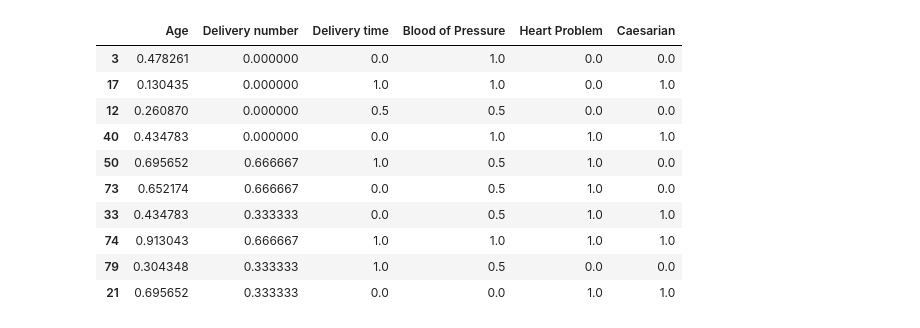
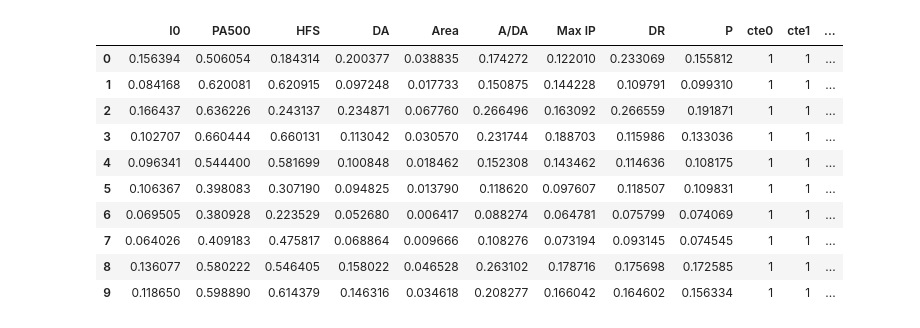
Before and after one commit to EduardoBrito97/QuantumArtificialNeuron, a Jupyter notebook: dataset_reader.ipynb, the cells around one changed output. Drawn from its saved outputs; the diff is of its cells as text; code cells hidden in the pictures.

```diff
--- a/dataset_reader.ipynb
+++ b/dataset_reader.ipynb
@@ -7,0 +12,9 @@ from scipy.io import arff
+# %%
+def fill_database_in_order_to_have_pow_2_columns(database):
+    num_of_attr_columns = len(database.columns)
+    num_of_bits_needed_for_columns = math.ceil(math.log(num_of_attr_columns,2))
+    num_of_constants_columns = math.floor(math.pow(2, num_of_bits_needed_for_columns)) - num_of_attr_columns
+
+    for i in range(num_of_constants_columns):
+        database["cte" + str(i)] = 1
+    return database
@@ -12,31 +56,26 @@ def get_splitted_and_normalized_dataset(dataset_name):
     dataset_y = dataset.iloc[:, -1]
     return dataset_x, dataset_y
-# %%
-def get_normalized_dataset(dataset_name):
-    dataset_path = 'datasets/' + dataset_name
-    if '.csv' in dataset_name:
-        dataset = pd.read_csv(dataset_path)
-    elif '.arff' in dataset_name:
-        data = arff.loadarff(dataset_path)
-        dataset = pd.DataFrame(data[0])
-
-    for i in dataset.columns:
-        first_val = dataset.loc[0, i]
-        if type(first_val) != type('') or any(char.isdigit() for char in first_val):
-            dataset[i] = dataset[i].astype(float)
-            dataset[i] = (dataset[i] - dataset[i].min()) / (dataset[i].max() - dataset[i].min())
-    return dataset.sample(frac=1)
 # %%
 def get_breast_tissue_dataset_translated_to_each_class():
-    dataset = get_normalized_dataset('breast_tissue_data.csv')
+    """ Creates copies of the original 'breast tissue' dataset for each possible tissue classification in order for the
+        dataset be classified as 'belongs to class X' or 'doesn't belong to class X' - turning the problem of multiple
+        classification into smaller binaries classifications"""
+
+    dataset = get_normalized_dataset(BREAST_TISSUE, False)
     class_col = dataset.columns[-1]
     diff_classes = dataset[class_col].unique()
+    original_dataset = get_normalized_dataset(BREAST_TISSUE, False)
+
+    dataset_x = original_dataset.iloc[:, :-1]
+    dataset_x = fill_database_in_order_to_have_pow_2_columns(dataset_x)
+    dataset_y = original_dataset.iloc[:, -1]
+    original_dataset = pd.concat([dataset_x, dataset_y], axis=1)
 
     datasets = {}
     for tissue_class in diff_classes:
-        dataset = dataset = get_normalized_dataset('breast_tissue_data.csv')
+        dataset = original_dataset.copy()
         dataset.loc[dataset.Class != tissue_class, str(class_col)] = 0
         dataset.loc[dataset.Class == tissue_class, str(class_col)] = 1
         datasets[tissue_class] = dataset
 
-    return datasets
+    return datasets, original_dataset
@@ -43,14 +112,16 @@ def get_breast_tissue_dataset_translated_to_each_class():
+# %%
+breast_tissue_datasets, original_dataset = get_breast_tissue_dataset_translated_to_each_class()
 # %%
-get_normalized_dataset('caesarian.arff').head(10)
+original_dataset.head(10)
 # %% [output]
-|  | Age | Delivery number | Delivery time | Blood of Pressure | Heart Problem | Caesarian |
-| 3 | 0.478261 | 0.000000 | 0.0 | 1.0 | 0.0 | 0.0 |
-| 17 | 0.130435 | 0.000000 | 1.0 | 1.0 | 0.0 | 1.0 |
-| 12 | 0.260870 | 0.000000 | 0.5 | 0.5 | 0.0 | 0.0 |
-| 40 | 0.434783 | 0.000000 | 0.0 | 1.0 | 1.0 | 1.0 |
-| 50 | 0.695652 | 0.666667 | 1.0 | 0.5 | 1.0 | 0.0 |
-| 73 | 0.652174 | 0.666667 | 0.0 | 0.5 | 1.0 | 0.0 |
-| 33 | 0.434783 | 0.333333 | 0.0 | 0.5 | 1.0 | 1.0 |
-| 74 | 0.913043 | 0.666667 | 1.0 | 1.0 | 1.0 | 1.0 |
-| 79 | 0.304348 | 0.333333 | 1.0 | 0.5 | 0.0 | 0.0 |
-| 21 | 0.695652 | 0.333333 | 0.0 | 0.0 | 1.0 | 1.0 |
+|  | I0 | PA500 | HFS | DA | Area | A/DA | Max IP | DR | P | cte0 | cte1 | ... |
+| 0 | 0.156394 | 0.506054 | 0.184314 | 0.200377 | 0.038835 | 0.174272 | 0.122010 | 0.233069 | 0.155812 | 1 | 1 | ... |
+| 1 | 0.084168 | 0.620081 | 0.620915 | 0.097248 | 0.017733 | 0.150875 | 0.144228 | 0.109791 | 0.099310 | 1 | 1 | ... |
+| 2 | 0.166437 | 0.636226 | 0.243137 | 0.234871 | 0.067760 | 0.266496 | 0.163092 | 0.266559 | 0.191871 | 1 | 1 | ... |
+| 3 | 0.102707 | 0.660444 | 0.660131 | 0.113042 | 0.030570 | 0.231744 | 0.188703 | 0.115986 | 0.133036 | 1 | 1 | ... |
+| 4 | 0.096341 | 0.544400 | 0.581699 | 0.100848 | 0.018462 | 0.152308 | 0.143462 | 0.114636 | 0.108175 | 1 | 1 | ... |
+| 5 | 0.106367 | 0.398083 | 0.307190 | 0.094825 | 0.013790 | 0.118620 | 0.097607 | 0.118507 | 0.109831 | 1 | 1 | ... |
+| 6 | 0.069505 | 0.380928 | 0.223529 | 0.052680 | 0.006417 | 0.088274 | 0.064781 | 0.075799 | 0.074069 | 1 | 1 | ... |
+| 7 | 0.064026 | 0.409183 | 0.475817 | 0.068864 | 0.009666 | 0.108276 | 0.073194 | 0.093145 | 0.074545 | 1 | 1 | ... |
+| 8 | 0.136077 | 0.580222 | 0.546405 | 0.158022 | 0.046528 | 0.263102 | 0.178716 | 0.175698 | 0.172585 | 1 | 1 | ... |
+| 9 | 0.118650 | 0.598890 | 0.614379 | 0.146316 | 0.034618 | 0.208277 | 0.166042 | 0.164602 | 0.156334 | 1 | 1 | ... |
```
Also changed, not shown: parts of 14 cells of this notebook, 2 other files.
